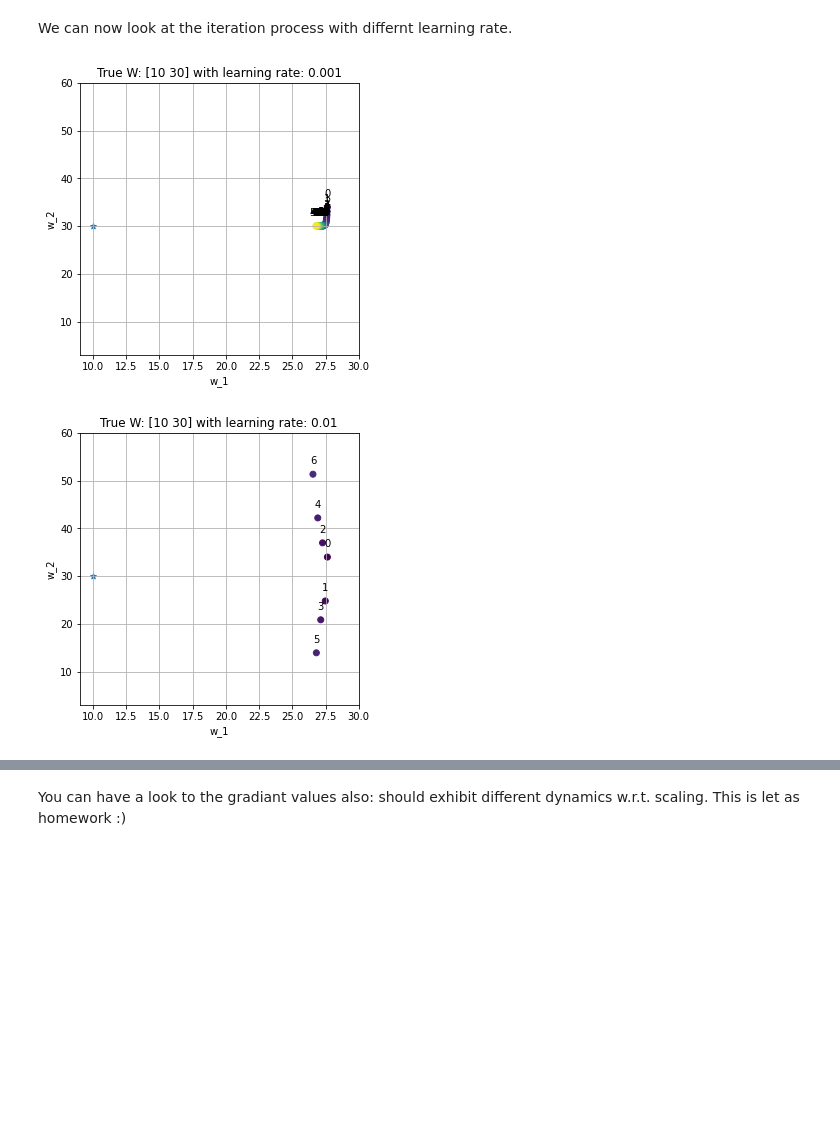
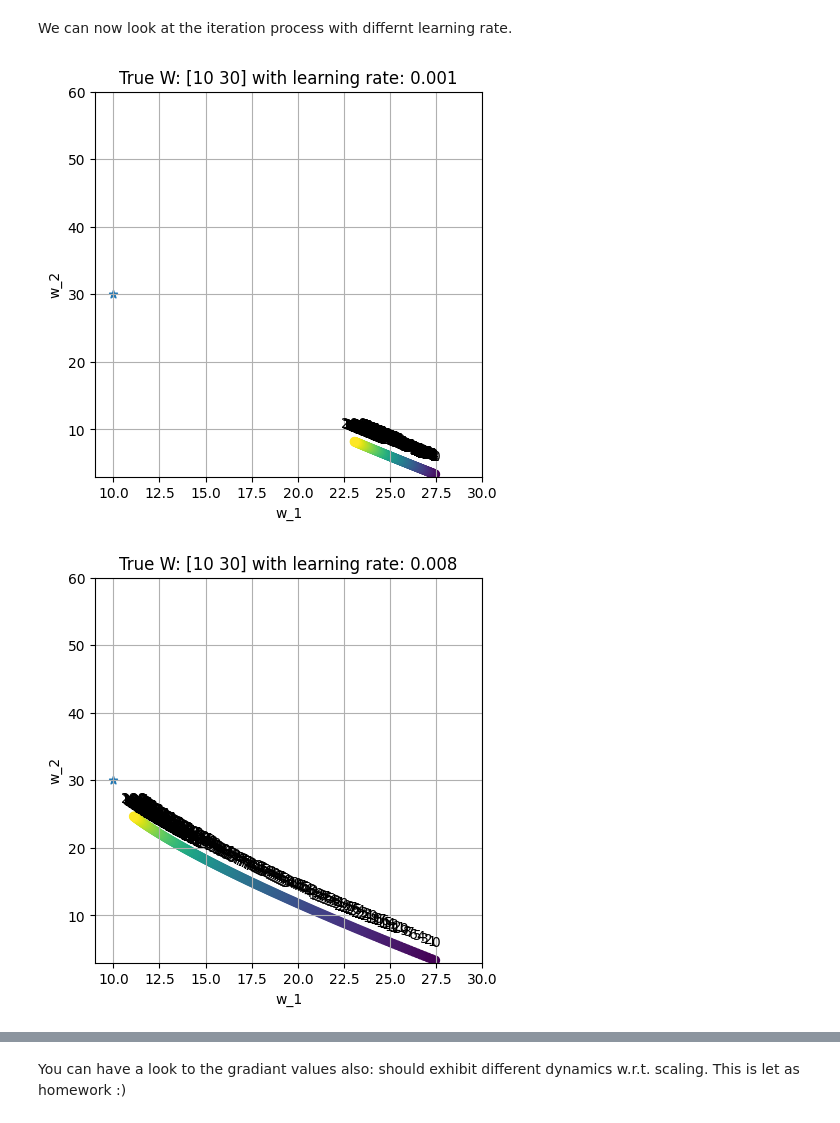
Before and after one commit to OiseauDesNuages/Apprentissage_Supervise_IATI_S9, a Jupyter notebook: Notebooks/IntroductoryExample/scaling_feature.ipynb, the cells around one changed output, grey strips where cells are left out. Drawn from its saved outputs; the diff is of its cells as text; code cells hidden in the pictures; blank space fills up the shorter version.

```diff
--- a/Notebooks/IntroductoryExample/scaling_feature.ipynb
+++ b/Notebooks/IntroductoryExample/scaling_feature.ipynb
@@ -56,19 +54,19 @@ def plot_iterations(
 # %% [markdown]
 We can now look at the iteration process with differnt learning rate.
 # %%
-n_epochs = 50
+n_epochs = 200
 scale = False
 scaler = StandardScaler() if scale else None
 
-for learning_rate in [0.001, 0.01, 0.05]:
+for learning_rate in [0.001, 0.008, 0.01]:
     X, y_true, y_hat, e, w_true, w_hat = init_problem(scaler=scaler)
     W = [w_hat.copy()]
     for epoch in range(n_epochs):
         e = (y_true - X @ w_hat)[:, np.newaxis]
         grad = -np.mean(e * X, axis=0)
         w_hat -= learning_rate * grad
         W.append(w_hat.copy())
     plot_iterations(W, w_true, learning_rate, scaler=scaler)
 # %% [output]
-[figure, old version]
+[figure, new version]
-[figure, old version]
+[figure, new version]
```
Also changed, not shown: parts of 2 cells of this notebook, 4 other files.
